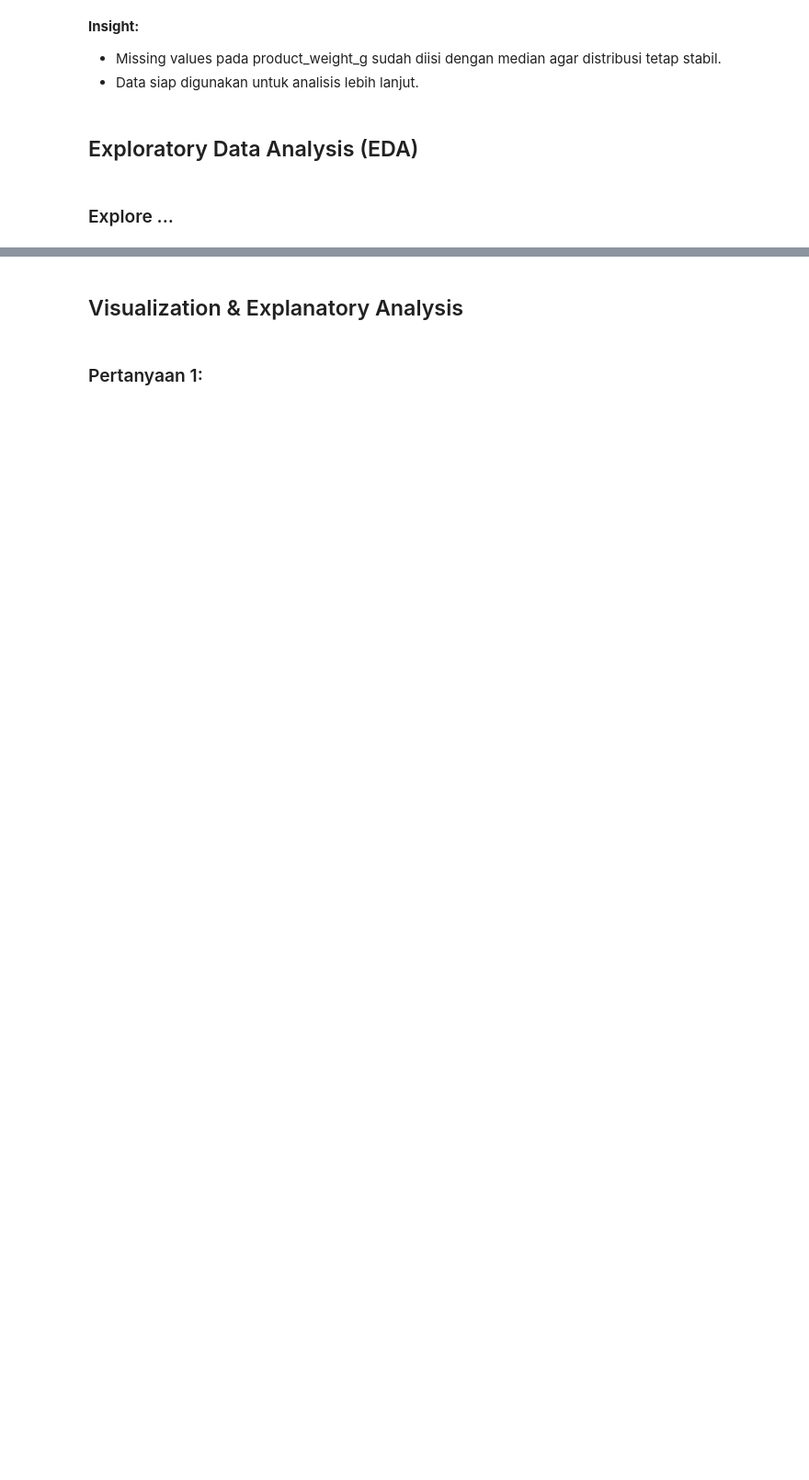
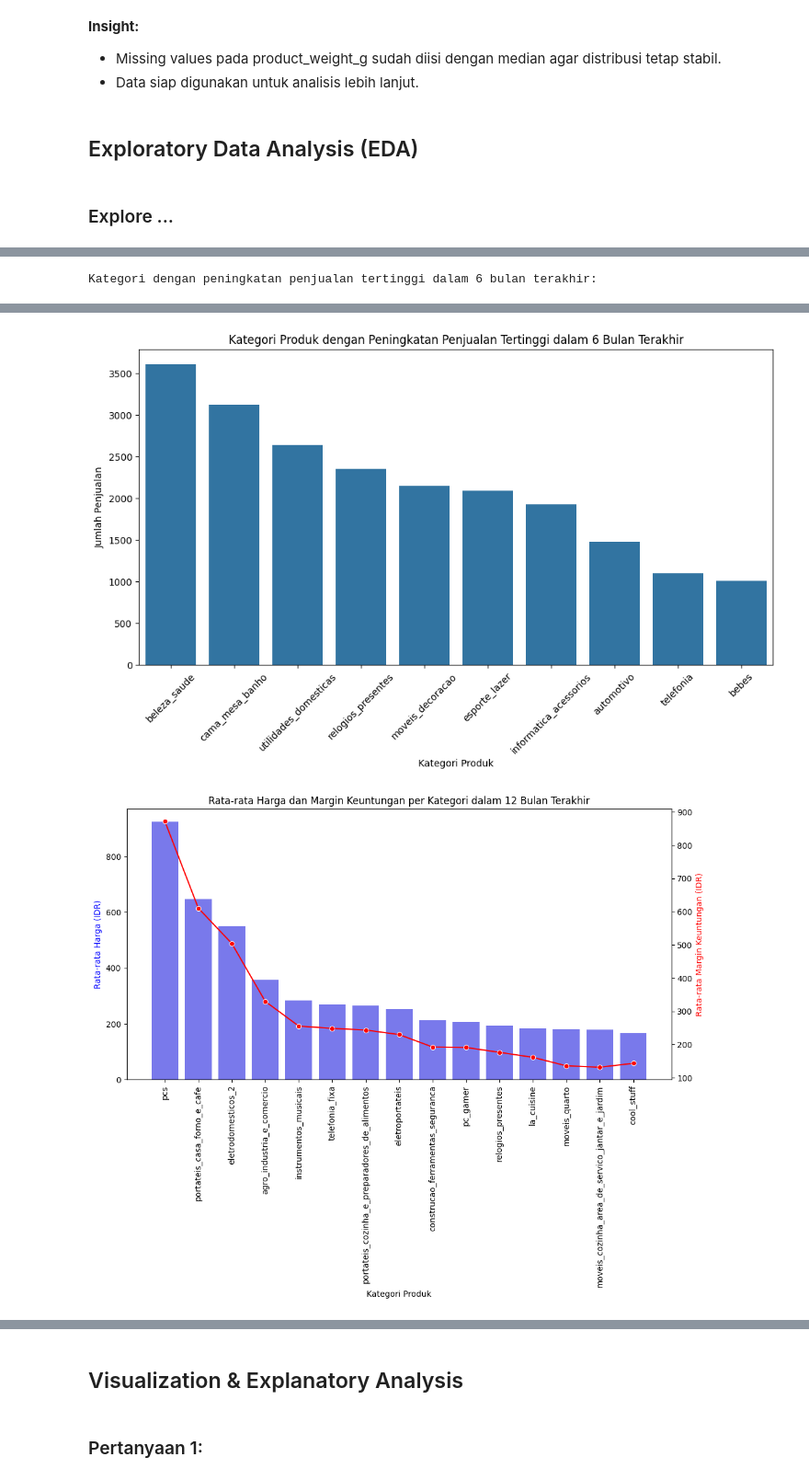
Before and after one commit to dimas-k/latihan-visualisasi-data, a Jupyter notebook: notebook.ipynb, the cells around one changed output, grey strips where cells are left out. Shown at 92% size. Drawn from its saved outputs; the diff is of its cells as text; code cells hidden in the pictures; blank space fills up the shorter version.

```diff
--- a/notebook.ipynb
+++ b/notebook.ipynb
@@ -191,0 +171,5 @@ max                  76.00                     3992.00               20.00
+# %%
+orders_df['order_purchase_timestamp'] = pd.to_datetime(orders_df['order_purchase_timestamp'])
+
+print("Informasi Dataset Orders:")
+print(orders_df.info())
@@ -191,0 +236,9 @@ max                  76.00                     3992.00               20.00
+# %%
+pd.set_option('display.max_rows', None)
+pd.set_option('display.max_columns', None)
+pd.set_option('display.width', None)
+pd.set_option('display.max_colwidth', None)
+
+# Menampilkan jumlah missing values
+print("\nJumlah Missing Values:")
+display(pd.concat([orders_df.isnull().sum(), order_items_df.isnull().sum(), products_df.isnull().sum()], axis=1))
@@ -191,0 +306,61 @@ max                  76.00                     3992.00               20.00
+# %%
+latest_date = orders_df['order_purchase_timestamp'].max()
+six_months_ago = latest_date - pd.DateOffset(months=6)
+last_6_months_orders_df = orders_df[orders_df['order_purchase_timestamp'] >= six_months_ago]
+merged_data = last_6_months_orders_df.merge(order_items_df, on='order_id', how='left')
+merged_data = merged_data.merge(products_df, on='product_id', how='left')
+
+sales_by_category = merged_data.groupby('product_category_name')['order_id'].count().reset_index()
+sales_by_category.columns = ['product_category_name', 'sales_count']
+sales_by_category = sales_by_category.sort_values(by='sales_count', ascending=False).head(10)
+
+print("\nKategori dengan peningkatan penjualan tertinggi dalam 6 bulan terakhir:")
+display(sales_by_category)
+
+# Visualisasi
+plt.figure(figsize=(12, 6))
+sns.barplot(
+    data=sales_by_category,
+    x="product_category_name",
+    y="sales_count",
+    hue=None,
+    legend=False
+)
+plt.xticks(rotation=45)
+plt.title("Kategori Produk dengan Peningkatan Penjualan Tertinggi dalam 6 Bulan Terakhir")
+plt.xlabel("Kategori Produk")
+plt.ylabel("Jumlah Penjualan")
+plt.show()
+
+twelve_months_ago = latest_date - pd.DateOffset(months=12)
+last_12_months_orders_df = orders_df[orders_df['order_purchase_timestamp'] >= twelve_months_ago]
+
+merged_data_12m = last_12_months_orders_df.merge(order_items_df, on='order_id', how='left')
+merged_data_12m = merged_data_12m.merge(products_df, on='product_id', how='left')
+
+merged_data_12m['profit_margin'] = merged_data_12m['price'] - merged_data_12m['freight_value']
+price_profit_by_category = merged_data_12m.groupby('product_category_name').agg({
+    'price': 'mean',
+    'profit_margin': 'mean'
+}).reset_index()
+
+top_categories = price_profit_by_category.sort_values(by='price', ascending=False).head(15)
+
+fig, ax1 = plt.subplots(figsize=(12, 6))
+
+ax2 = ax1.twinx()
+sns.barplot(x=top_categories['product_category_name'], y=top_categories['price'], color='blue', alpha=0.6, ax=ax1)
+sns.lineplot(x=top_categories['product_category_name'], y=top_categories['profit_margin'], marker='o', color='red', ax=ax2)
+
+ax1.set_xticks(range(len(top_categories['product_category_name'])))
+ax1.set_xticklabels(top_categories['product_category_name'], rotation=90)
+
+
+ax1.set_xlabel("Kategori Produk")
+ax1.set_ylabel("Rata-rata Harga (IDR)", color='blue')
+ax2.set_ylabel("Rata-rata Margin Keuntungan (IDR)", color='red')
+
+plt.title("Rata-rata Harga dan Margin Keuntungan per Kategori dalam 12 Bulan Terakhir")
+plt.show()
+# %% [output]
+Kategori dengan peningkatan penjualan tertinggi dalam 6 bulan terakhir:
@@ -191,0 +378,2 @@ max                  76.00                     3992.00               20.00
+[figure, added]
+[figure, added]
```
Also changed, not shown: parts of 35 cells of this notebook, 6 other files.
